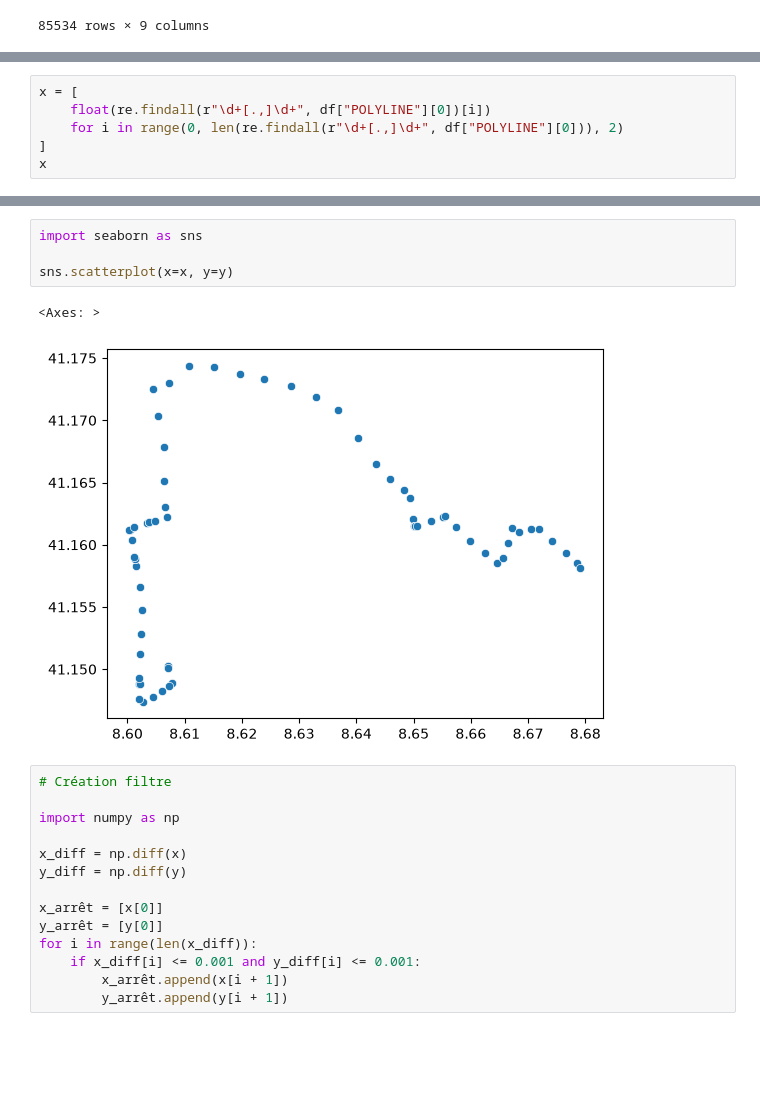
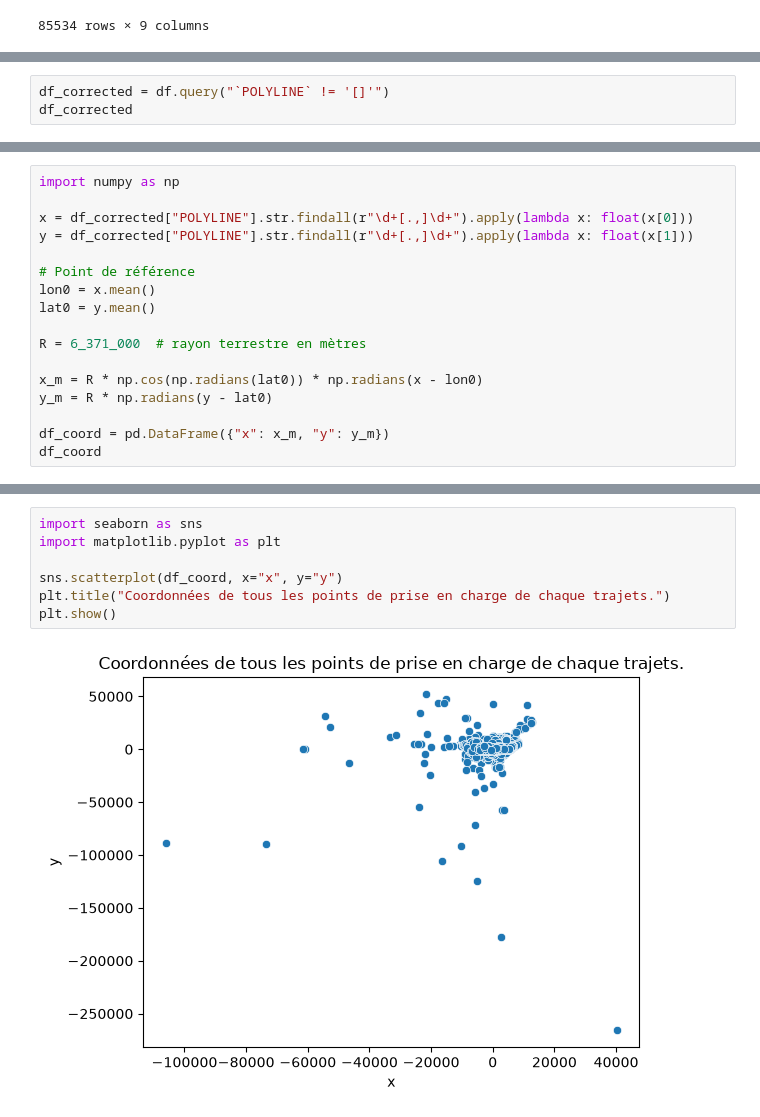
Before and after one commit to fmazur57u/Projet-DBScan, a Jupyter notebook: DBscan.ipynb, the cells around one changed output, grey strips where cells are left out. Drawn from its saved outputs; the diff is of its cells as text; blank space fills up the shorter version.

```diff
--- a/DBscan.ipynb
+++ b/DBscan.ipynb
@@ -48,6 +19,0 @@ re.findall(r"\d+[.,]\d+", df["POLYLINE"][0])
-# %%
-x = [
-    float(re.findall(r"\d+[.,]\d+", df["POLYLINE"][0])[i])
-    for i in range(0, len(re.findall(r"\d+[.,]\d+", df["POLYLINE"][0])), 2)
-]
-x
@@ -95,0 +22,3 @@ y
+# %%
+df_corrected = df.query("`POLYLINE` != '[]'")
+df_corrected
@@ -95,0 +41,17 @@ y
+# %%
+import numpy as np
+
+x = df_corrected["POLYLINE"].str.findall(r"\d+[.,]\d+").apply(lambda x: float(x[0]))
+y = df_corrected["POLYLINE"].str.findall(r"\d+[.,]\d+").apply(lambda x: float(x[1]))
+
+# Point de référence
+lon0 = x.mean()
+lat0 = y.mean()
+
+R = 6_371_000  # rayon terrestre en mètres
+
+x_m = R * np.cos(np.radians(lat0)) * np.radians(x - lon0)
+y_m = R * np.radians(y - lat0)
+
+df_coord = pd.DataFrame({"x": x_m, "y": y_m})
+df_coord
@@ -96,21 +72,9 @@ y
 # %%
 import seaborn as sns
+import matplotlib.pyplot as plt
 
-sns.scatterplot(x=x, y=y)
+sns.scatterplot(df_coord, x="x", y="y")
+plt.title("Coordonnées de tous les points de prise en charge de chaque trajets.")
+plt.show()
 # %% [output]
-<Axes: >
-[figure, old version]
+[figure, new version]
-# %%
-# Création filtre
-
-import numpy as np
-
-x_diff = np.diff(x)
-y_diff = np.diff(y)
-
-x_arrêt = [x[0]]
-y_arrêt = [y[0]]
-for i in range(len(x_diff)):
-    if x_diff[i] <= 0.001 and y_diff[i] <= 0.001:
-        x_arrêt.append(x[i + 1])
-        y_arrêt.append(y[i + 1])
```
Also changed, not shown: parts of 23 cells of this notebook.
